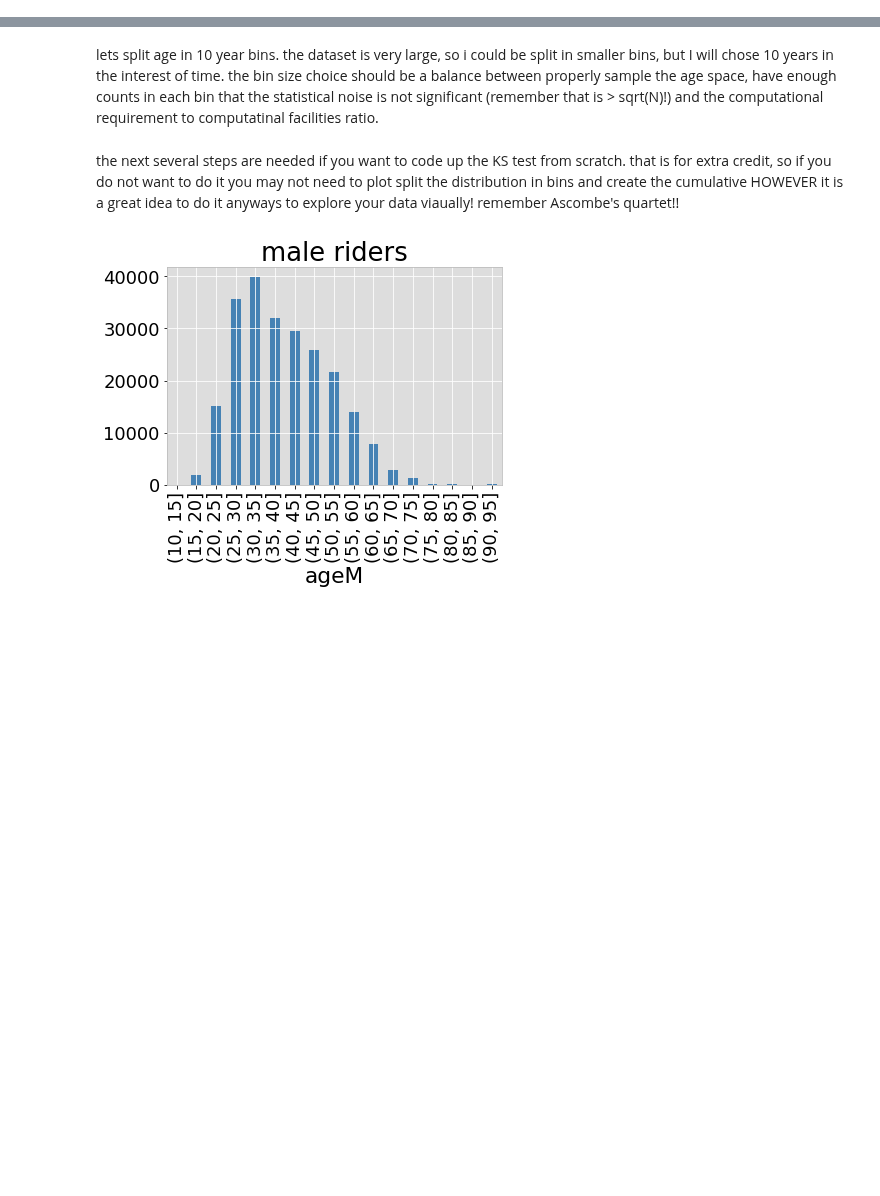
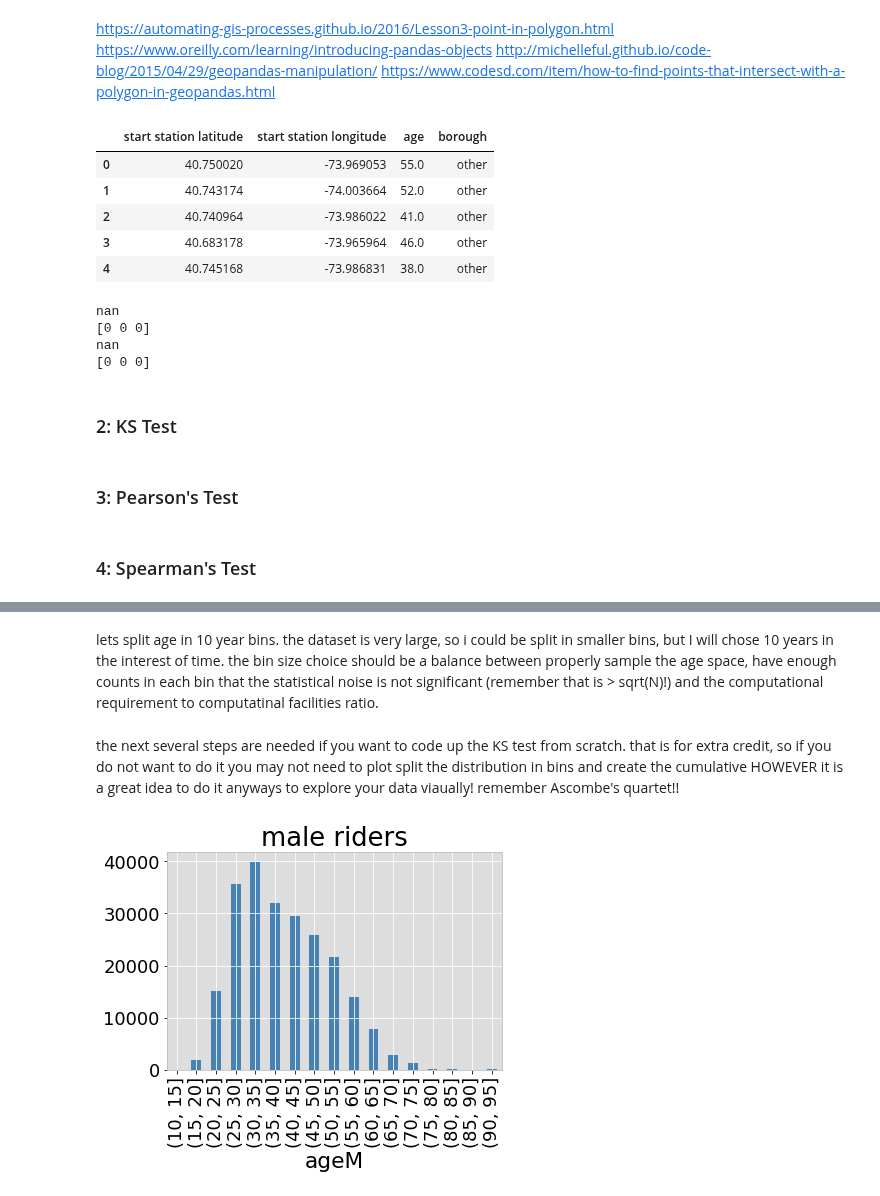
Before and after one commit to seanandrewchen/PUI2017_sac820, a Jupyter notebook: HW4_sac820/Assignment4.ipynb, the cells around one changed output, grey strips where cells are left out. Saved outputs shown, nothing was run; the diff lists cells and outputs as text; code cells hidden in the pictures; blank space fills up the shorter version.

```diff
--- a/HW4_sac820/Assignment4.ipynb
+++ b/HW4_sac820/Assignment4.ipynb
@@ -117,0 +268,34 @@ df.describe()
+# %%
+import geopandas as gpd
+from shapely.geometry import shape, Point
+
+manhattan = gpd.read_file("borough_boundaries/manhattan.shp")
+brooklyn = gpd.read_file("borough_boundaries/brooklyn.shp")
+
+manhattanPolygon = manhattan['geometry'][0]
+brooklynPolygon = brooklyn['geometry'][0]
+# %%
+points = []
+
+for index, row in boroughData.iterrows():
+    lon = row['start station latitude']
+    lat = row['start station longitude']
+    point = Point(lon, lat)
+    points.append(point)
+# %%
+from geopandas.geoseries import *
+manhattanPolygon = GeoSeries(manhattanPolygon)
+brooklynPolygon = GeoSeries(brooklynPolygon)
+# %%
+boroughs = []
+
+for index, row in boroughData.iterrows():
+    lon = row['start station latitude']
+    lat = row['start station longitude']
+    point = Point(lon, lat)
+    if point.intersects(manhattanPolygon.ix[0]) == True:
+        boroughs.append('manhattan')
+    if point.intersects(brooklynPolygon.ix[0]) == True:
+        boroughs.append('brooklyn')
+    else:
+        boroughs.append('other')
@@ -117,0 +317,16 @@ df.describe()
+# %% [markdown]
+https://automating-gis-processes.github.io/2016/Lesson3-point-in-polygon.html
+https://www.oreilly.com/learning/introducing-pandas-objects
+http://michelleful.github.io/code-blog/2015/04/29/geopandas-manipulation/
+https://www.codesd.com/item/how-to-find-points-that-intersect-with-a-polygon-in-geopandas.html
+# %%
+whichBorough = pd.Series(boroughs)
+boroughData['borough'] = whichBorough.values
+boroughData.head()
+# %% [output]
+|  | start station latitude | start station longitude | age | borough |
+| 0 | 40.750020 | -73.969053 | 55.0 | other |
+| 1 | 40.743174 | -74.003664 | 52.0 | other |
+| 2 | 40.740964 | -73.986022 | 41.0 | other |
+| 3 | 40.683178 | -73.965964 | 46.0 | other |
+| 4 | 40.745168 | -73.986831 | 38.0 | other |
@@ -117,0 +342,18 @@ df.describe()
+# %%
+print(brooklynMean)
+print(brooklynSize)
+
+
+print(manhattanMean)
+print(manhattanSize)
+# %% [output]
+nan
+[0 0 0]
+nan
+[0 0 0]
+# %% [markdown]
+### 2: KS Test
+# %% [markdown]
+### 3: Pearson's Test
+# %% [markdown]
+### 4: Spearman's Test
```
Also changed, not shown: parts of 50 cells of this notebook, 21 other files.
